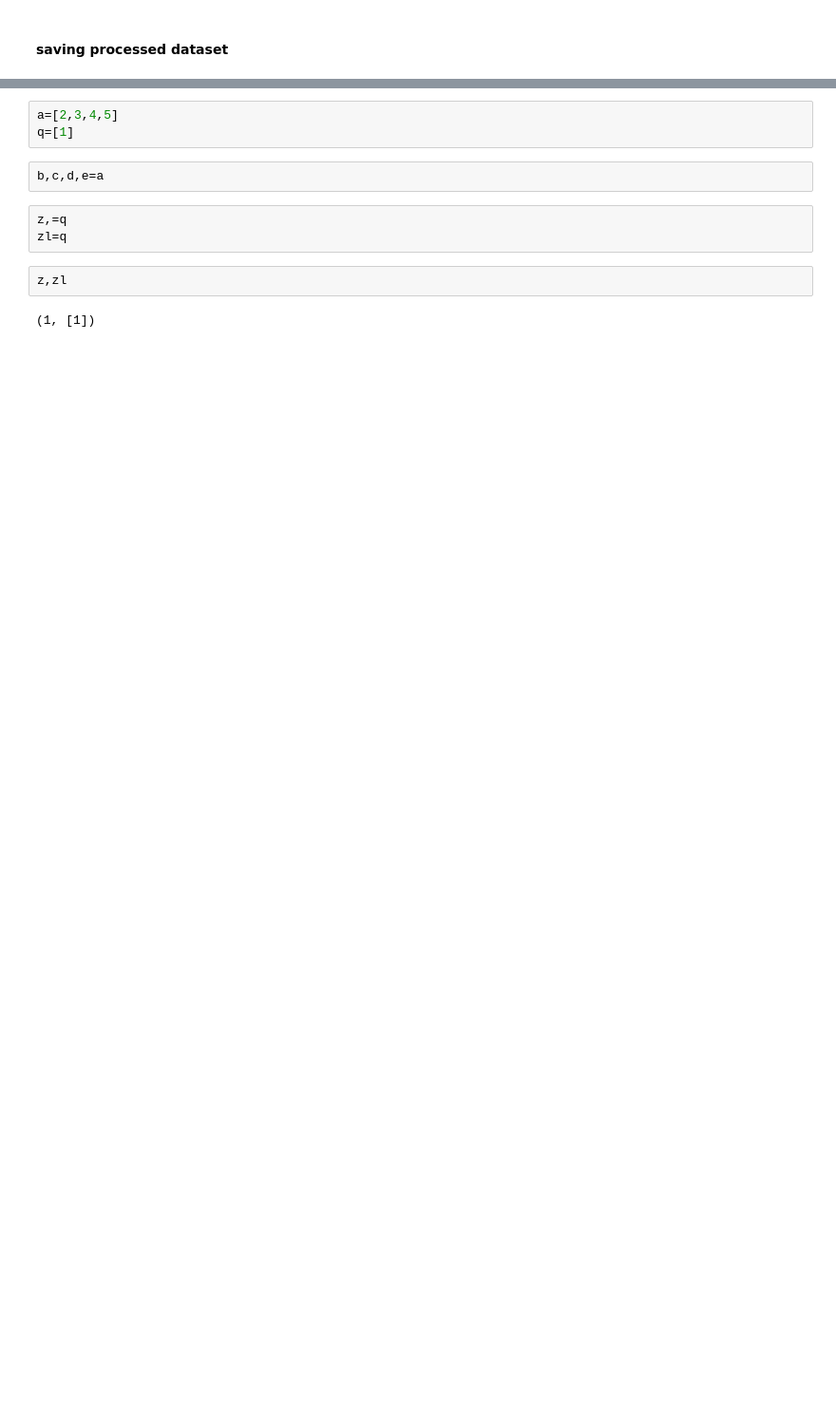
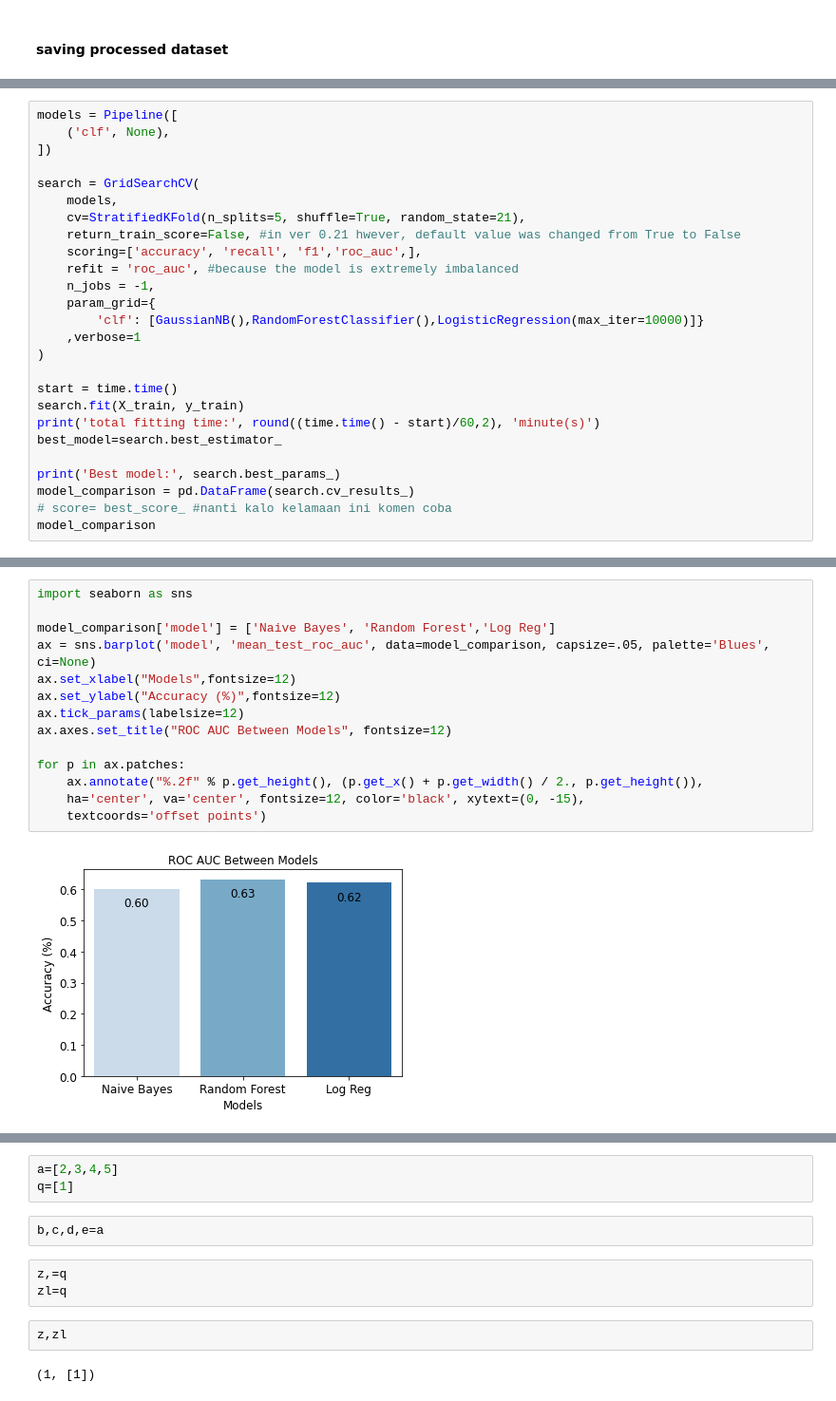
Before and after one commit to paramudya/bri-people-analytics, a Jupyter notebook: people_awin.ipynb, the cells around one changed output, grey strips where cells are left out. Shown at 95% size. Saved outputs shown, nothing was run; the diff lists cells and outputs as text; blank space fills up the shorter version.

```diff
--- a/people_awin.ipynb
+++ b/people_awin.ipynb
@@ -154,0 +404,26 @@ train,=onehot([train],col)
+# %%
+models = Pipeline([
+    ('clf', None),
+])
+
+search = GridSearchCV(
+    models,
+    cv=StratifiedKFold(n_splits=5, shuffle=True, random_state=21),
+    return_train_score=False, #in ver 0.21 hwever, default value was changed from True to False
+    scoring=['accuracy', 'recall', 'f1','roc_auc',],
+    refit = 'roc_auc', #because the model is extremely imbalanced
+    n_jobs = -1,
+    param_grid={
+        'clf': [GaussianNB(),RandomForestClassifier(),LogisticRegression(max_iter=10000)]}
+    ,verbose=1
+)
+
+start = time.time()
+search.fit(X_train, y_train)
+print('total fitting time:', round((time.time() - start)/60,2), 'minute(s)')
+best_model=search.best_estimator_
+
+print('Best model:', search.best_params_)
+model_comparison = pd.DataFrame(search.cv_results_)
+# score= best_score_ #nanti kalo kelamaan ini komen coba
+model_comparison
@@ -154,0 +441,16 @@ train,=onehot([train],col)
+# %%
+import seaborn as sns
+
+model_comparison['model'] = ['Naive Bayes', 'Random Forest','Log Reg']
+ax = sns.barplot('model', 'mean_test_roc_auc', data=model_comparison, capsize=.05, palette='Blues', ci=None)
+ax.set_xlabel("Models",fontsize=12)
+ax.set_ylabel("Accuracy (%)",fontsize=12)
+ax.tick_params(labelsize=12)
+ax.axes.set_title("ROC AUC Between Models", fontsize=12)
+
+for p in ax.patches:
+    ax.annotate("%.2f" % p.get_height(), (p.get_x() + p.get_width() / 2., p.get_height()),
+    ha='center', va='center', fontsize=12, color='black', xytext=(0, -15),
+    textcoords='offset points')
+# %% [output]
+[figure, added]
```
Also changed, not shown: parts of 66 cells of this notebook.
